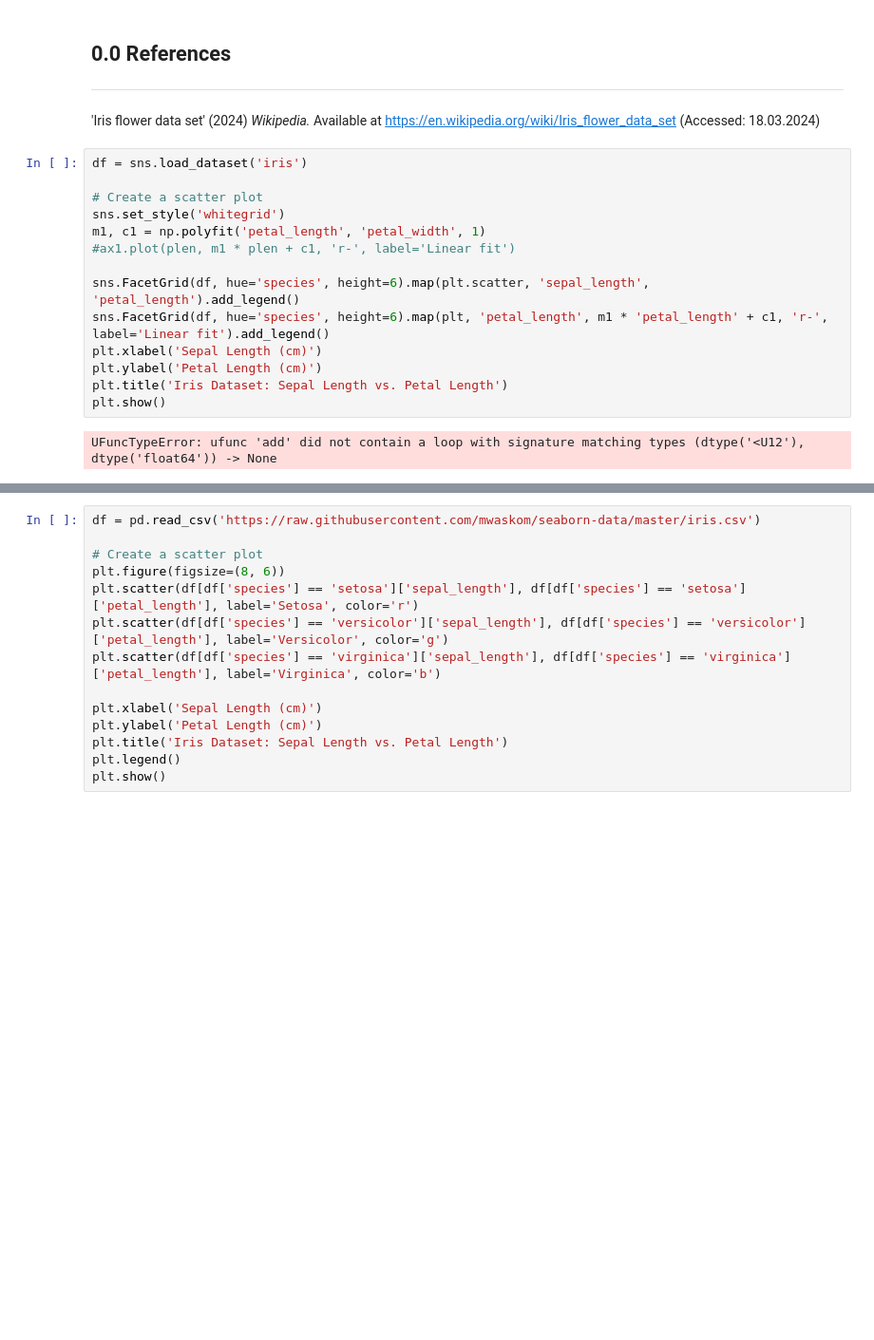
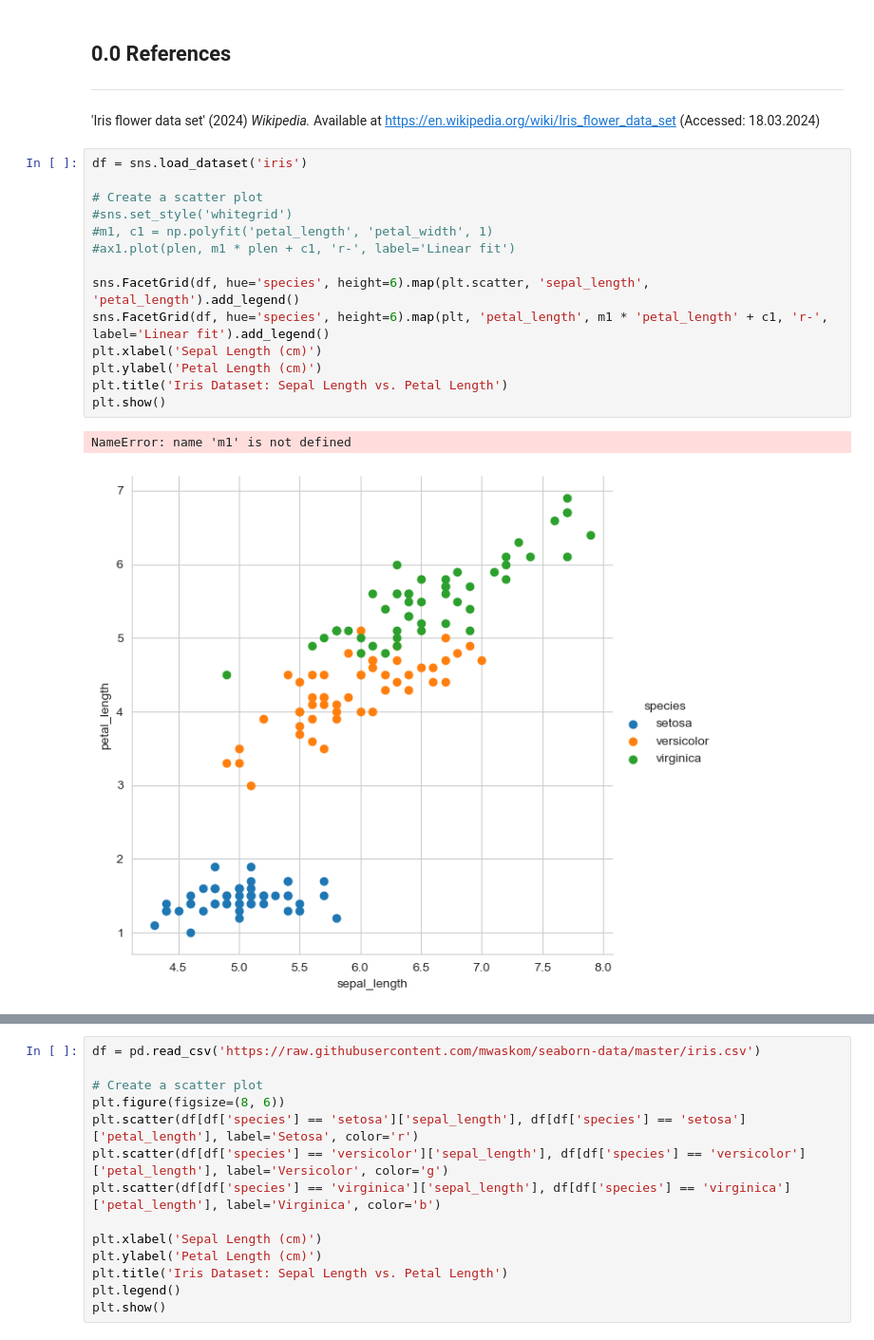
Before and after one commit to Laura6826/pands-project, a Jupyter notebook: Iris.Data.Set.ipynb, the cells around one changed output, grey strips where cells are left out. Shown at 95% size. Drawn from its saved outputs; the diff is of its cells as text; blank space fills up the shorter version.

```diff
--- a/Iris.Data.Set.ipynb
+++ b/Iris.Data.Set.ipynb
@@ -164,16 +164,17 @@ TypeError: NDFrame.describe() got an unexpected keyword argument 'hue'
 # %%
 df = sns.load_dataset('iris')
 
 # Create a scatter plot
-sns.set_style('whitegrid')
-m1, c1 = np.polyfit('petal_length', 'petal_width', 1)
+#sns.set_style('whitegrid')
+#m1, c1 = np.polyfit('petal_length', 'petal_width', 1)
 #ax1.plot(plen, m1 * plen + c1, 'r-', label='Linear fit')
 
 sns.FacetGrid(df, hue='species', height=6).map(plt.scatter, 'sepal_length', 'petal_length').add_legend()
 sns.FacetGrid(df, hue='species', height=6).map(plt, 'petal_length', m1 * 'petal_length' + c1, 'r-', label='Linear fit').add_legend()
 plt.xlabel('Sepal Length (cm)')
 plt.ylabel('Petal Length (cm)')
 plt.title('Iris Dataset: Sepal Length vs. Petal Length')
 plt.show()
 # %% [output]
-UFuncTypeError: ufunc 'add' did not contain a loop with signature matching types (dtype('<U12'), dtype('float64')) -> None
+NameError: name 'm1' is not defined
+[figure, added]
```
Also changed, not shown: parts of 2 cells of this notebook, 2 other files.
